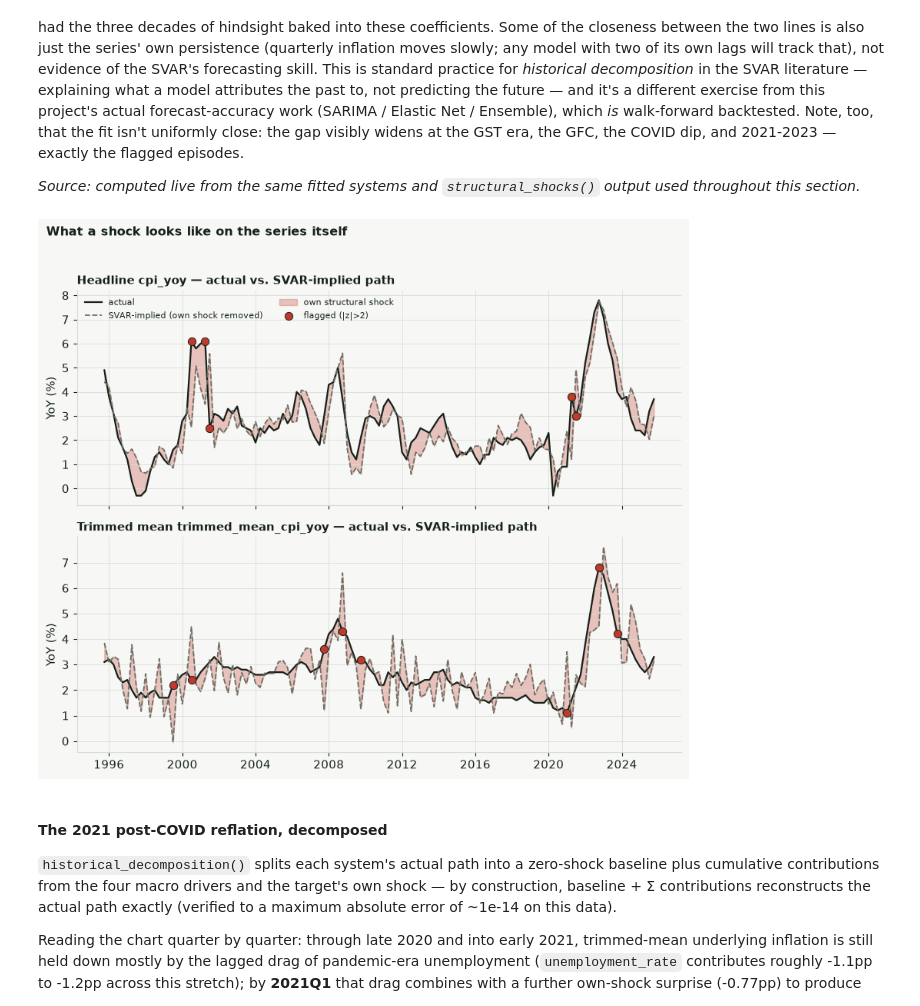
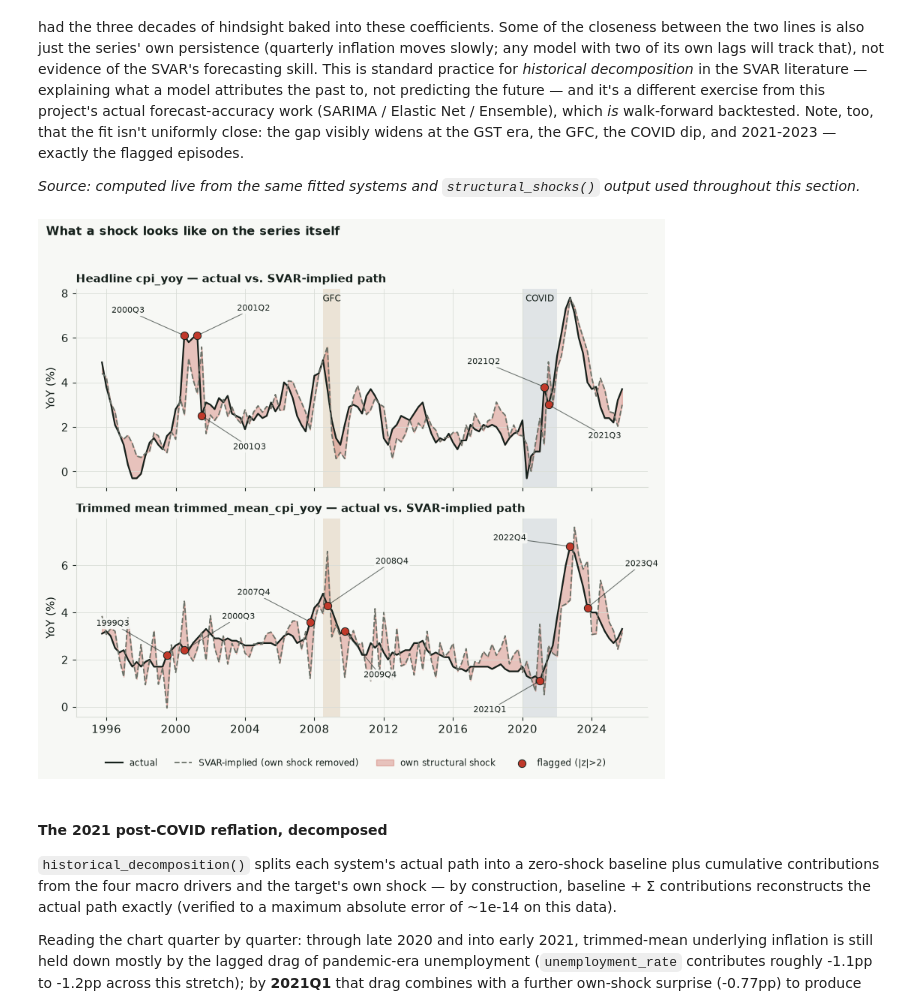
Before and after one commit to JuanVu1810/Australian-CPI-Forecast, a Jupyter notebook: book/australian_cpi_forecasting/04_modeling/44_svar.ipynb, the cells around one changed output. Cells and saved outputs as stored; diff of their text form; code cells hidden in the pictures.

```diff
--- a/book/australian_cpi_forecasting/04_modeling/44_svar.ipynb
+++ b/book/australian_cpi_forecasting/04_modeling/44_svar.ipynb
@@ -271,6 +312,28 @@ quarters from the chart above are marked in red.
 *Source: computed live from the same fitted systems and `structural_shocks()` output used
 throughout this section.*
 # %%
+def shade_events(ax, label=False, where="top", windows=None, alpha=0.14):
+    """GFC and COVID as light full-height bands: one definition of the periods and colours for the whole book.
+    label=True also names each band in plain text (do that once per figure); `where` is "top" or "bottom"
+    (or a {name: position} dict); `windows` overrides {name: (first quarter, last quarter, colour)}."""
+    periods = {"GFC": ("2008Q3", "2009Q3", "#a8691f"), "COVID": ("2020Q1", "2022Q1", "#5b6f8f")}
+    periods.update(windows or {})
+    for name, (start, end, colour) in periods.items():
+        s, e = pd.Period(start, "Q").to_timestamp(), pd.Period(end, "Q").to_timestamp()
+        ax.axvspan(s, e, color=colour, alpha=alpha, linewidth=0, zorder=0)
+        if label:
+            pos = where.get(name, "top") if isinstance(where, dict) else where
+            ax.text(s + (e - s) / 2, 0.97 if pos == "top" else 0.03, name, transform=ax.get_xaxis_transform(), ha="center",
+                    va="top" if pos == "top" else "bottom", fontsize=8.5, color="#16211c", zorder=1)
+
+
+def label_point(ax, x, y, text, offset, ha="center", size=8):
+    """Quarter label with a thin leader line to the (already drawn) point at (x, y)."""
+    ax.annotate(text, (x, y), xytext=offset, textcoords="offset points", ha=ha, va="center", fontsize=size, zorder=7,
+                bbox=dict(boxstyle="round,pad=0.15", facecolor=PAPER, edgecolor="none", alpha=0.9),
+                arrowprops=dict(arrowstyle="-", color=INK, alpha=0.6, linewidth=0.8, shrinkA=0, shrinkB=3))
+
+
 from src.models import svar
 from src.models.tableau_export import SVAR_SYSTEMS
 
@@ -278,6 +341,15 @@ SHOCK_COLOR = "#c0392b"
 IMPLIED_COLOR = "#6b7269"
 
 panels = [("System A", "Headline"), ("System B", "Trimmed mean")]
+# label offsets (points) for the flagged quarters, chosen to sit in empty space
+OFFSETS = {
+    ("System A", "2000Q3"): (-54, 24), ("System A", "2001Q2"): (54, 26), ("System A", "2001Q3"): (46, -30),
+    ("System A", "2021Q2"): (-58, 24), ("System A", "2021Q3"): (54, -30),
+    ("System B", "1999Q3"): (-52, 30), ("System B", "2000Q3"): (52, 32), ("System B", "2007Q4"): (-54, 28),
+    ("System B", "2008Q4"): (62, 42), ("System B", "2009Q4"): (34, -42), ("System B", "2021Q1"): (-48, -28),
+    ("System B", "2022Q4"): (-58, 8), ("System B", "2023Q4"): (52, 42),
+}
+
 
 fig, axes = plt.subplots(2, 1, figsize=(8.6, 7.4), sharex=True)
 for ax, (system, label) in zip(axes, panels):
@@ -286,36 +358,41 @@ for ax, (system, label) in zip(axes, panels):
     frame = svar.load_svar_level_frame(columns=config["columns"])
     frame = frame.loc[frame.index <= svar.FORECAST_ORIGIN_PIN]
     fitted = svar.fit_svar(frame, ordering=config["ordering"])
 
     shocks = svar.structural_shocks(fitted)
     own = shocks[shocks["shock"] == target].copy()
     own["date"] = pd.PeriodIndex(own["quarter"], freq="Q").to_timestamp()
     own = own.sort_values("date")
 
     actual = frame.loc[pd.PeriodIndex(own["quarter"], freq="Q"), target].to_numpy()
     implied = actual - own["shock_value"].to_numpy()
     std = own["shock_value"].std()
     z = own["shock_value"] / std
     flagged = z.abs() > 2
 
+    shade_events(ax, label=(system == "System A"), where="top")
     ax.plot(own["date"], actual, color=INK, linewidth=1.6, label="actual")
     ax.plot(own["date"], implied, color=IMPLIED_COLOR, linewidth=1.3, linestyle="--",
              label="SVAR-implied (own shock removed)")
     ax.fill_between(own["date"], actual, implied, color=SHOCK_COLOR, alpha=0.28,
                      label="own structural shock")
     ax.scatter(own.loc[flagged, "date"], actual[flagged.to_numpy()], s=55, color=SHOCK_COLOR,
                edgecolor=INK, linewidth=0.7, zorder=4, label="flagged (|z|>2)")
+    for k in np.flatnonzero(flagged.to_numpy()):
+        q = str(own["quarter"].iloc[k])
+        label_point(ax, own["date"].iloc[k], actual[k], q, OFFSETS.get((system, q), (0, 24)))
     ax.set_title(f"{label} {target} — actual vs. SVAR-implied path", loc="left",
                  fontsize=10.8, fontweight="bold")
     ax.set_ylabel("YoY (%)")
 
-axes[0].legend(frameon=False, fontsize=8, ncol=2, loc="upper left")
+handles, labels_ = axes[0].get_legend_handles_labels()
+fig.legend(handles, labels_, loc="lower center", ncol=4, fontsize=8.3, frameon=False, bbox_to_anchor=(0.5, -0.01))
 fig.suptitle("What a shock looks like on the series itself", fontsize=11.5, fontweight="bold",
              x=0.02, ha="left")
-fig.tight_layout(rect=(0, 0, 1, 0.96))
+fig.tight_layout(rect=(0, 0.04, 1, 0.96))
 plt.show()
 # %% [output]
-[figure, old version]
+[figure, new version]
 # %% [markdown]
 #### The 2021 post-COVID reflation, decomposed
 
```
Also changed, not shown: parts of 3 cells of this notebook, 11 other files.
